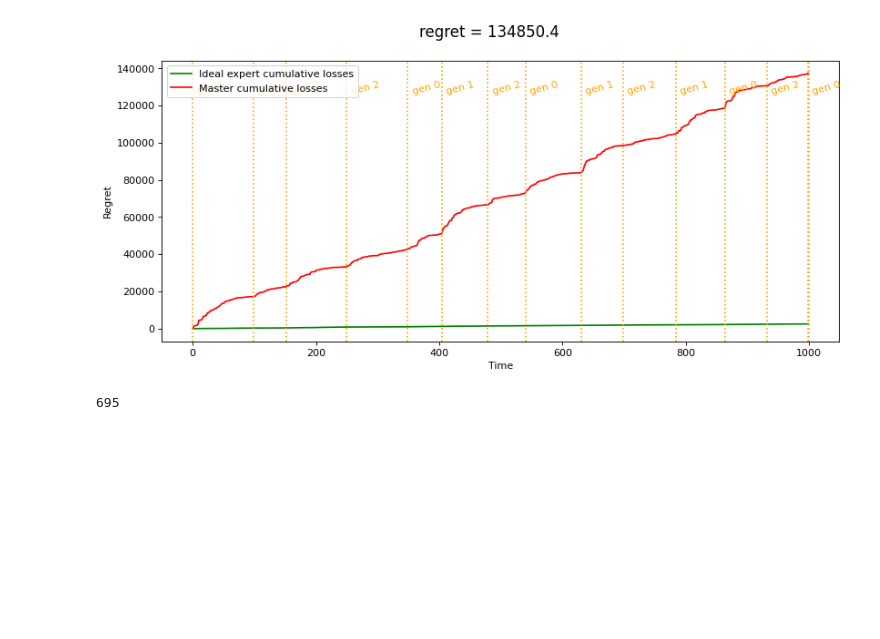
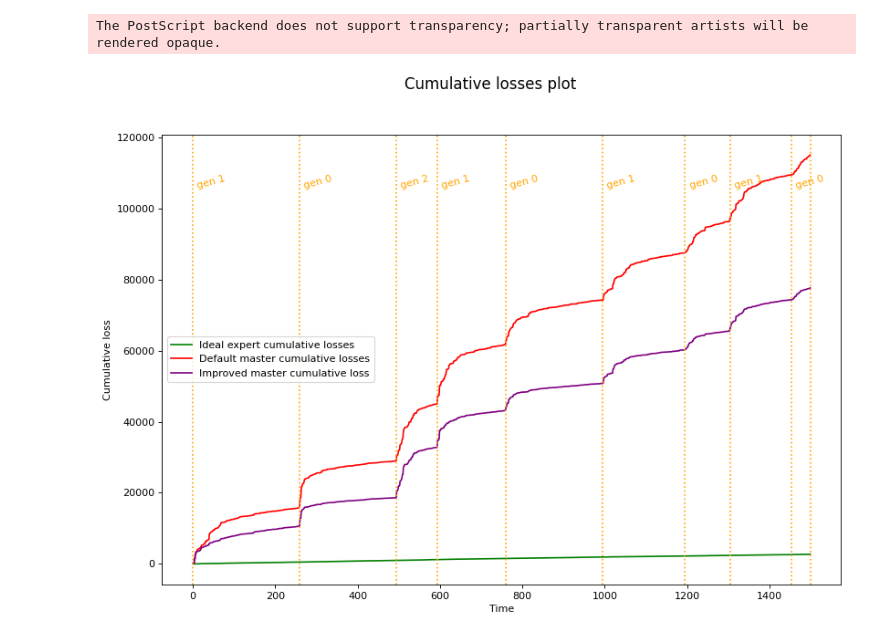
Before and after one commit to intsystems/2024-Project-125, a Jupyter notebook: code/notebooks/show.ipynb, the cells around one changed output. Drawn from its saved outputs; the diff is of its cells as text; code cells hidden in the pictures; blank space fills up the shorter version.

```diff
--- a/code/notebooks/show.ipynb
+++ b/code/notebooks/show.ipynb
@@ -43,16 +43,21 @@ gen.generate(length=1000, from_start=from_start, lower_bound=50, upper_bound=100
 # gen.draw_merged()
 # %%
 gen.launch()
-algo = Algorithm(series_type, gen, train_window=train_window, a=a, b=b, init_pretrained=False)
-algo.run()
-algo.post_calculations(from_start=from_start)
+algo0 = Algorithm(series_type, gen, train_window=train_window, a=a, b=b, init_pretrained=False)
+algo0.run()
+algo0.post_calculations(from_start=from_start)
+
+wh = weight_hypers["simple_101"]
+
+gen.launch()
+algo1 = Algorithm(series_type, gen, train_window=train_window, a=a, b=b,
+                 weights_func=wh.func, weight_const=wh.const, init_pretrained=False)
+algo1.run()
+algo1.post_calculations(from_start=from_start)
 # %%
-draw_all(algo, show=["master", "ideal"], show_experts=[], show_axes=["regret"], height_ratios=[1],
-                  suptitle=f"regret = {algo.regret:.1f}", fig_size=(12, 5))
+draw_more(algo0, show=["master", "ideal"], show_experts=[], show_axes=["regret"], height_ratios=[1],
+                  suptitle=f"Cumulative losses plot", fig_size=(12, 8),
+                  other=[algo1.master_losses_all], labels=["Improved master cumulative loss"], colors=['purple'], loc='center left')
 # %% [output]
+The PostScript backend does not support transparency; partially transparent artists will be rendered opaque.
-[figure, old version]
+[figure, new version]
-# %%
-losses = algo.experts_losses_all.sum(axis=0)[1:724]
-np.argmin(losses)
-# %% [output]
-695
```
Also changed, not shown: parts of 8 cells of this notebook, 43 other files.
